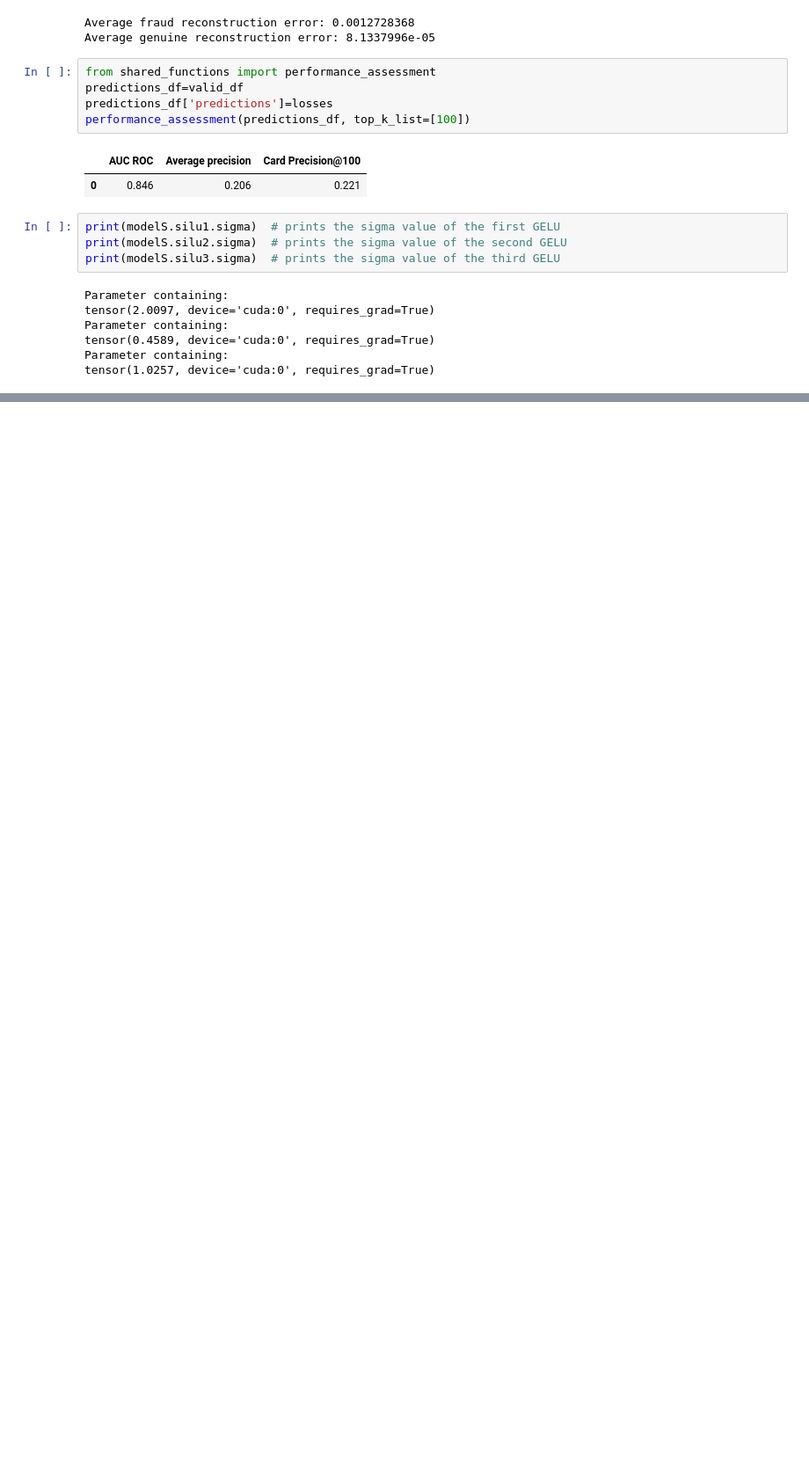
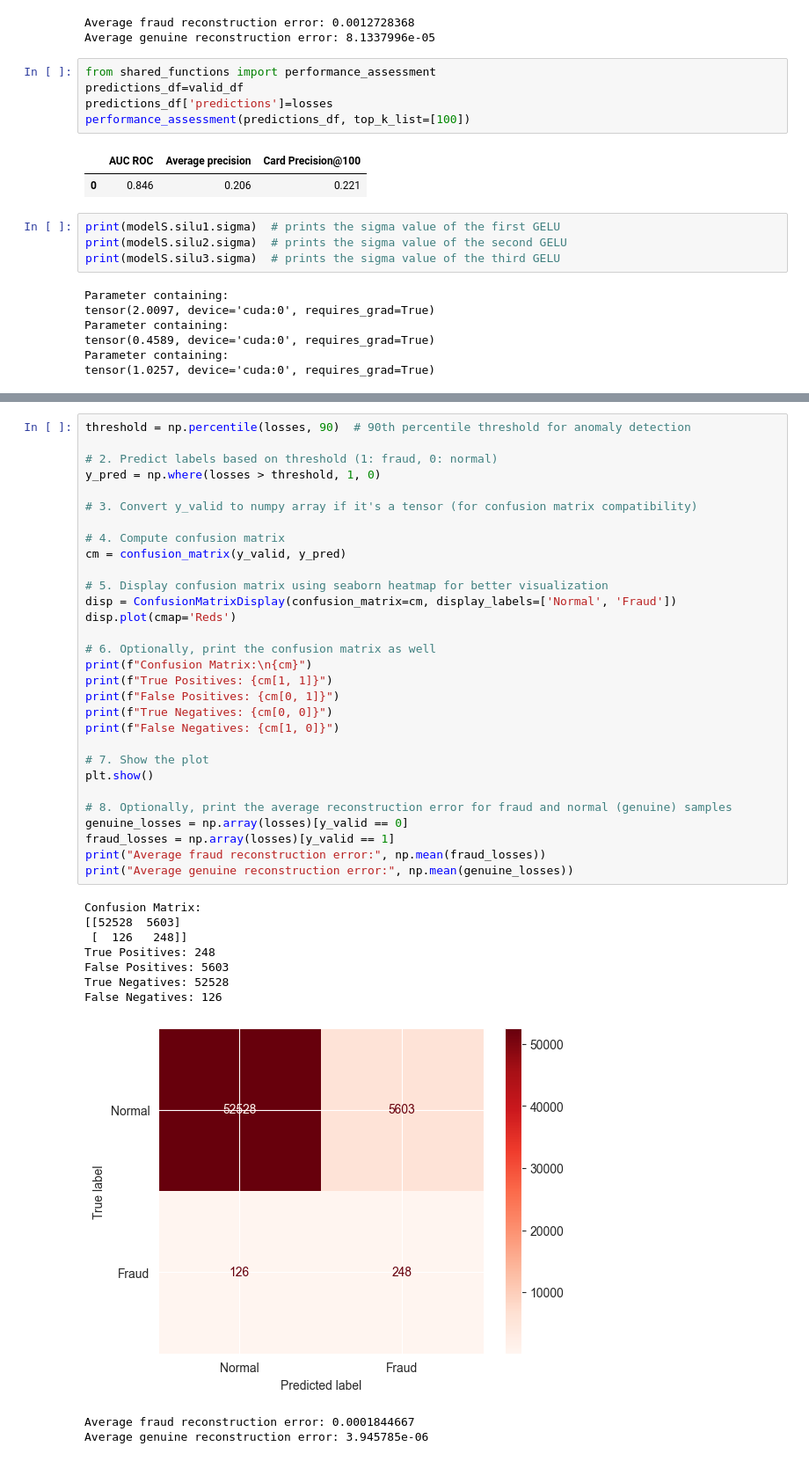
Before and after one commit to resonance-dfb/credit-autoencoder, a Jupyter notebook: 信用卡20241129 GELU SiLU.ipynb, the cells around one changed output, grey strips where cells are left out. Shown: that part at 88% size. Drawn from its saved outputs; the diff is of its cells as text; blank space fills up the shorter version.

```diff
--- a/信用卡20241129 GELU SiLU.ipynb
+++ b/信用卡20241129 GELU SiLU.ipynb
@@ -1289,0 +1528,41 @@ tensor(1.0257, device='cuda:0', requires_grad=True)
+# %%
+threshold = np.percentile(losses, 90)  # 90th percentile threshold for anomaly detection
+
+# 2. Predict labels based on threshold (1: fraud, 0: normal)
+y_pred = np.where(losses > threshold, 1, 0)
+
+# 3. Convert y_valid to numpy array if it's a tensor (for confusion matrix compatibility)
+
+# 4. Compute confusion matrix
+cm = confusion_matrix(y_valid, y_pred)
+
+# 5. Display confusion matrix using seaborn heatmap for better visualization
+disp = ConfusionMatrixDisplay(confusion_matrix=cm, display_labels=['Normal', 'Fraud'])
+disp.plot(cmap='Reds')
+
+# 6. Optionally, print the confusion matrix as well
+print(f"Confusion Matrix:\n{cm}")
+print(f"True Positives: {cm[1, 1]}")
+print(f"False Positives: {cm[0, 1]}")
+print(f"True Negatives: {cm[0, 0]}")
+print(f"False Negatives: {cm[1, 0]}")
+
+# 7. Show the plot
+plt.show()
+
+# 8. Optionally, print the average reconstruction error for fraud and normal (genuine) samples
+genuine_losses = np.array(losses)[y_valid == 0]
+fraud_losses = np.array(losses)[y_valid == 1]
+print("Average fraud reconstruction error:", np.mean(fraud_losses))
+print("Average genuine reconstruction error:", np.mean(genuine_losses))
+# %% [output]
+Confusion Matrix:
+[[52528  5603]
+ [  126   248]]
+True Positives: 248
+False Positives: 5603
+True Negatives: 52528
+False Negatives: 126
+[figure, added]
+Average fraud reconstruction error: 0.0001844667
+Average genuine reconstruction error: 3.945785e-06
```
Also changed, not shown: parts of 11 cells of this notebook.
